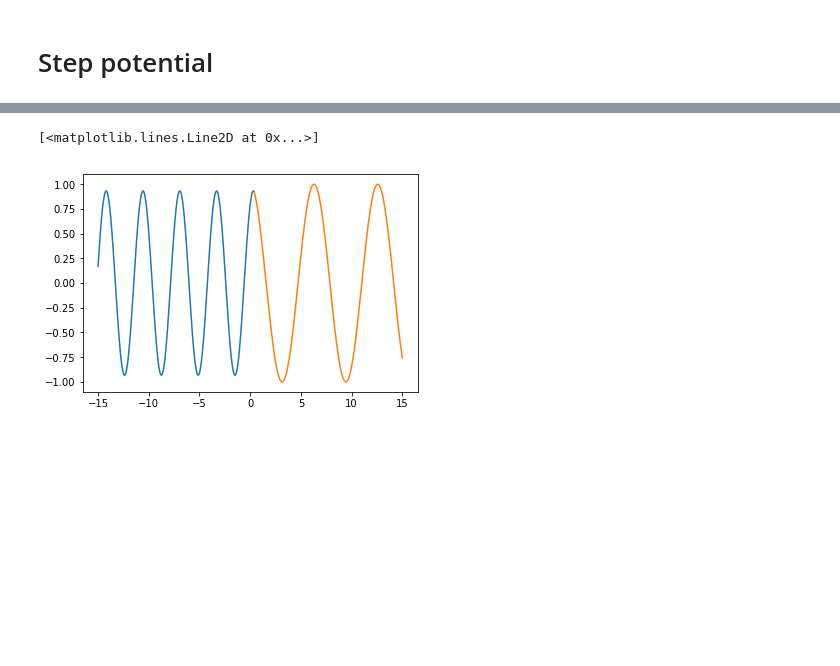
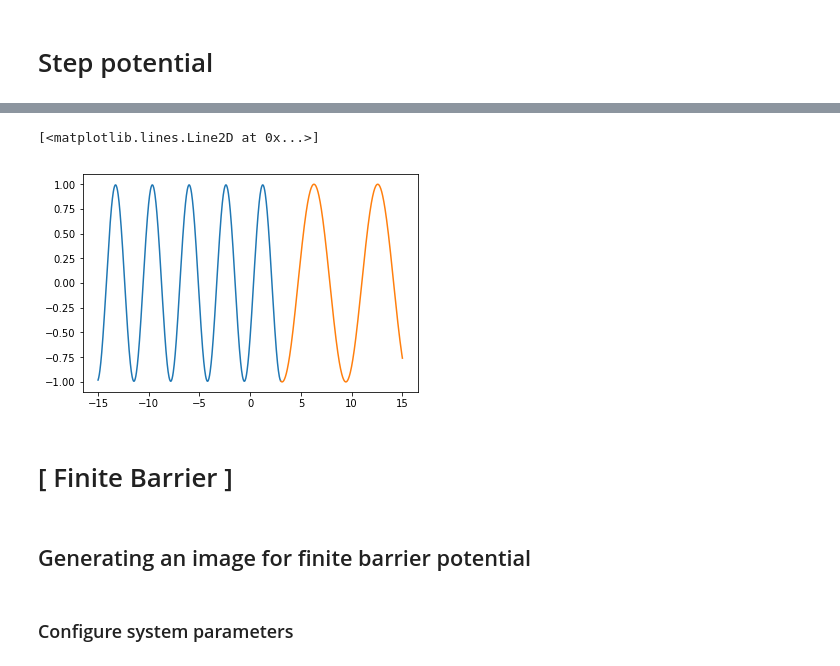
Before and after one commit to jam31118/notebooks-qm, a Jupyter notebook: 02-physics/02-analytic/step-potential-with-wronskian-etc.ipynb, the cells around one changed output, grey strips where cells are left out. Cells and saved outputs as stored; diff of their text form; code cells hidden in the pictures; blank space fills up the shorter version.

```diff
--- a/02-physics/02-analytic/step-potential-with-wronskian-etc.ipynb
+++ b/02-physics/02-analytic/step-potential-with-wronskian-etc.ipynb
@@ -80,0 +89,2 @@ x_alpha = 0.4
+# %%
+x1 = 3  # boundary coordinate
@@ -81,23 +93,29 @@ x_alpha = 0.4
 # %%
-W1 = W(x_alpha, E, 0.0)
-W2 = W(x_alpha, E, V0)
+W1 = W(x1, E, 0.0)
+W2 = W(x1, E, V0)
 # %%
 b = W2 @ [A2, B2]
 # %%
 A1, B1 = np.linalg.solve(W1, b)
 # %%
 x_arr = np.linspace(-15,15,1000)
-x_1 = x_arr[x_arr < x_alpha]
-x_2 = x_arr[x_arr >= x_alpha]
+x_I0 = x_arr[x_arr < x1]
+x_I1 = x_arr[x_arr >= x1]
 # %%
-psi_1 = A1 * sol(x_1, E, 0.0, 1, 0) + B1 * sol(x_1, E, 0.0, 2, 0)
-psi_2 = A2 * sol(x_2, E, V0, 1, 0) + B2 * sol(x_2, E, V0, 2, 0)
+psi_1 = A1 * sol(x_I0, E, 0.0, 1, 0) + B1 * sol(x_I0, E, 0.0, 2, 0)
+psi_2 = A2 * sol(x_I1, E, V0, 1, 0) + B2 * sol(x_I1, E, V0, 2, 0)
 # %%
 fig, ax = plt.subplots()
-ax.plot(x_1, psi_1.real)
-ax.plot(x_2, psi_2.real)
+ax.plot(x_I0, psi_1.real)
+ax.plot(x_I1, psi_2.real)
 # %% [output]
 [<matplotlib.lines.Line2D at 0x...>]
-[figure, old version]
+[figure, new version]
 # %%
 #fig.savefig('step-pot-using-wronskian-A2-1-B2-0.png')
+# %% [markdown]
+# [ Finite Barrier ]
+# %% [markdown]
+## Generating an image for finite barrier potential
+# %% [markdown]
+### Configure system parameters
```
Also changed, not shown: parts of 37 cells of this notebook.
